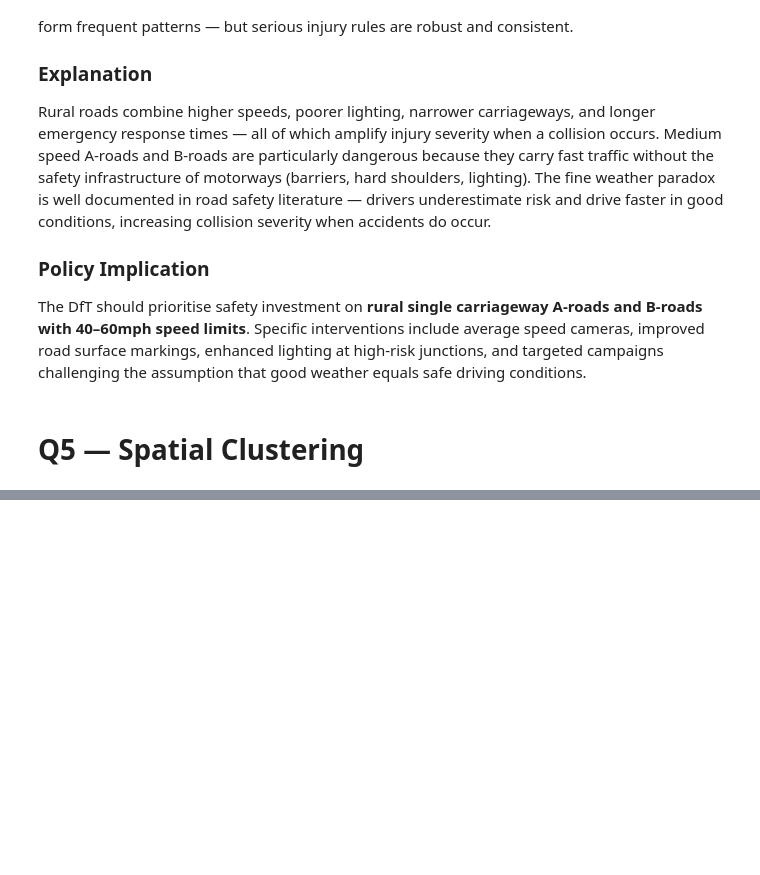
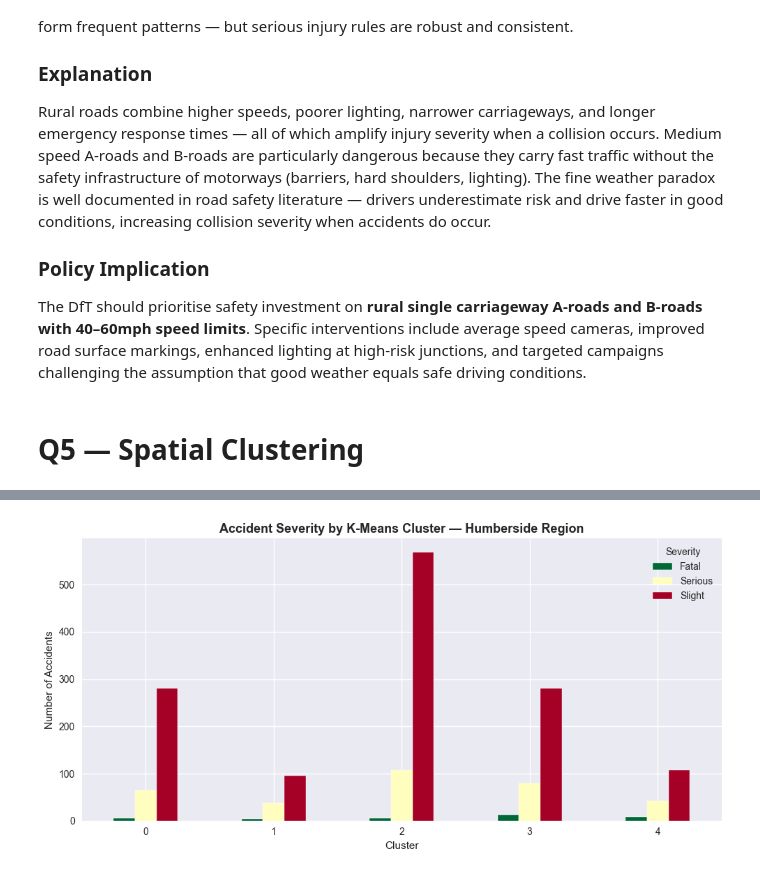
Before and after one commit to Olamilekanvic/UK-Accident, a Jupyter notebook: uk_road_safety.ipynb, the cells around one changed output, grey strips where cells are left out. Saved outputs shown, nothing was run; the diff lists cells and outputs as text; code cells hidden in the pictures; blank space fills up the shorter version.

```diff
--- a/uk_road_safety.ipynb
+++ b/uk_road_safety.ipynb
@@ -1068,0 +1270,21 @@ challenging the assumption that good weather equals safe driving conditions.
+# %%
+# Accident Severity per K-Means Cluster
+
+fig, ax = plt.subplots(figsize=(10, 5))
+
+severity_labels = {1: 'Fatal', 2: 'Serious', 3: 'Slight'}
+humber_df['Severity_Label'] = humber_df['Accident_Severity'].map(severity_labels)
+
+cluster_severity = humber_df.groupby(['KMeans_Cluster', 'Severity_Label']).size().unstack(fill_value=0)
+
+cluster_severity.plot(kind='bar', ax=ax, colormap='RdYlGn_r', edgecolor='white')
+ax.set_title('Accident Severity by K-Means Cluster — Humberside Region',
+             fontsize=13, fontweight='bold')
+ax.set_xlabel('Cluster')
+ax.set_ylabel('Number of Accidents')
+ax.legend(title='Severity')
+plt.xticks(rotation=0)
+plt.tight_layout()
+plt.show()
+# %% [output]
+[figure, added]
```
Also changed, not shown: parts of 13 cells of this notebook.
